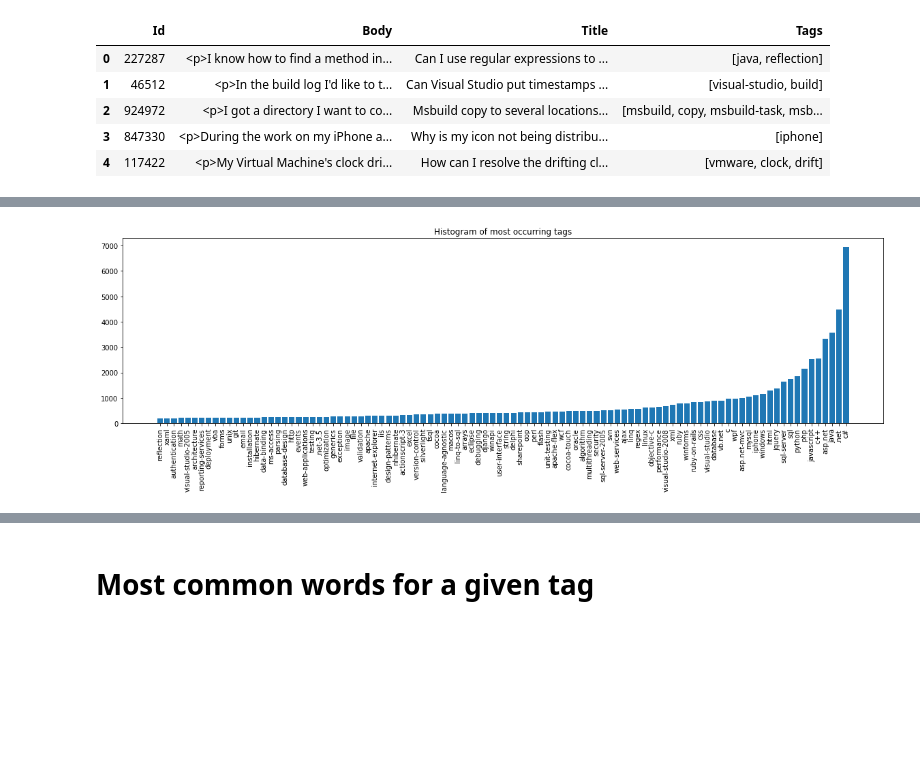
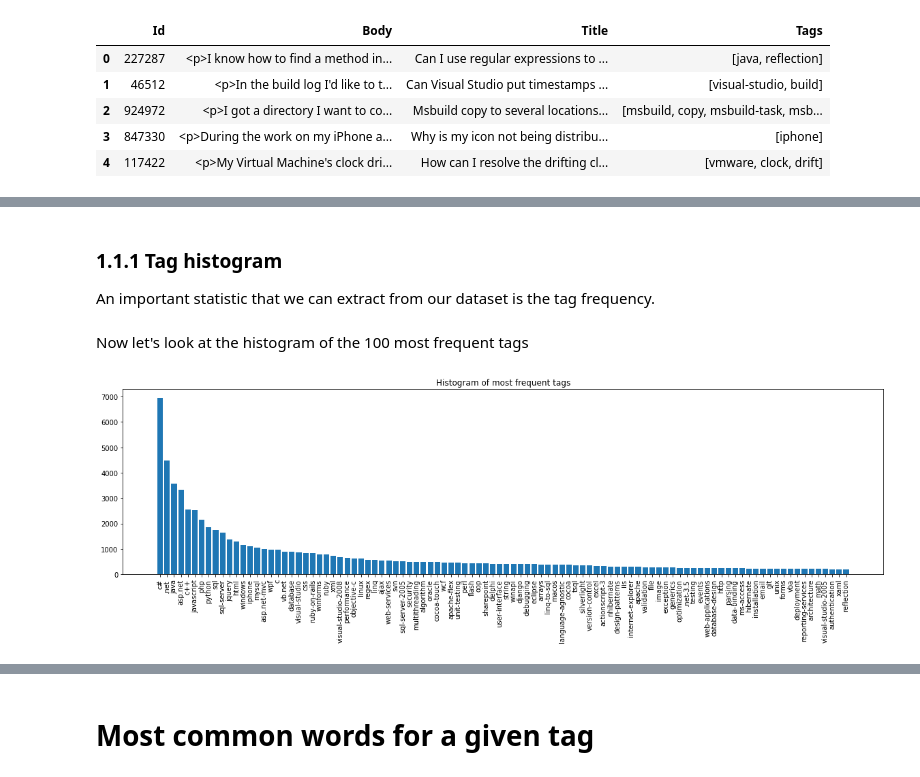
Before and after one commit to fudmhz/TP5-Stackoverflow, a Jupyter notebook: TP5_exploratory_analysis.ipynb, the cells around one changed output, grey strips where cells are left out. Saved outputs shown, nothing was run; the diff lists cells and outputs as text; code cells hidden in the pictures; blank space fills up the shorter version.

```diff
--- a/TP5_exploratory_analysis.ipynb
+++ b/TP5_exploratory_analysis.ipynb
@@ -70,3 +78,7 @@ n_bins = 100
+# %% [markdown]
+### 1.1.1 Tag histogram
+
+An important statistic that we can extract from our dataset is the tag frequency.
 # %%
 tag_array = df['Tags'].to_numpy()
 # %%
@@ -78,12 +90,15 @@ for tag_list in tag_array:
     else:
       tag_dict[tag] = 1
 # %%
-sliced_tag_dict = dict(sorted(tag_dict.items(), key=lambda item: item[1])[-n_bins:])
+tag_dict = dict(sorted(tag_dict.items(), key=lambda item: item[1], reverse = True))
+# %% [markdown]
+Now let's look at the histogram of the 100 most frequent tags
 # %%
+n_tags = 100
 plt.figure(figsize = (20, 5))
-plt.bar(sliced_tag_dict.keys(),sliced_tag_dict.values())
+plt.bar(list(tag_dict.keys())[:n_tags],list(tag_dict.values())[:n_tags])
 plt.xticks(rotation = 'vertical')
-plt.title('Histogram of most occurring tags')
+plt.title('Histogram of most frequent tags')
 plt.show()
 # %% [output]
-[figure, old version]
+[figure, new version]
```
Also changed, not shown: parts of 37 cells of this notebook.
